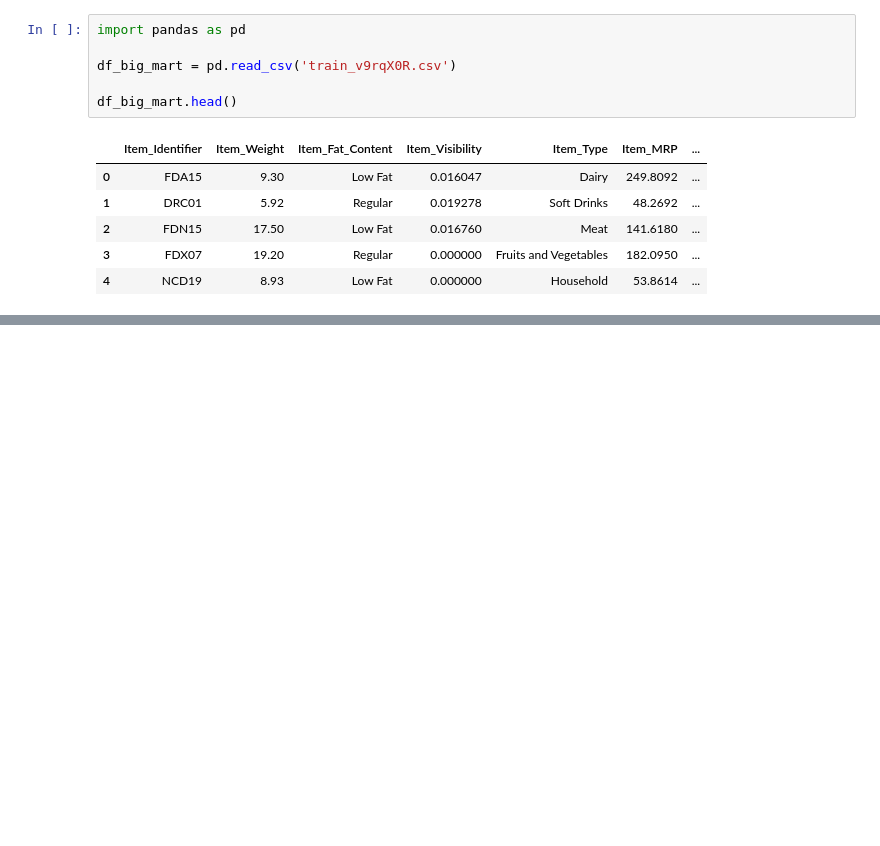
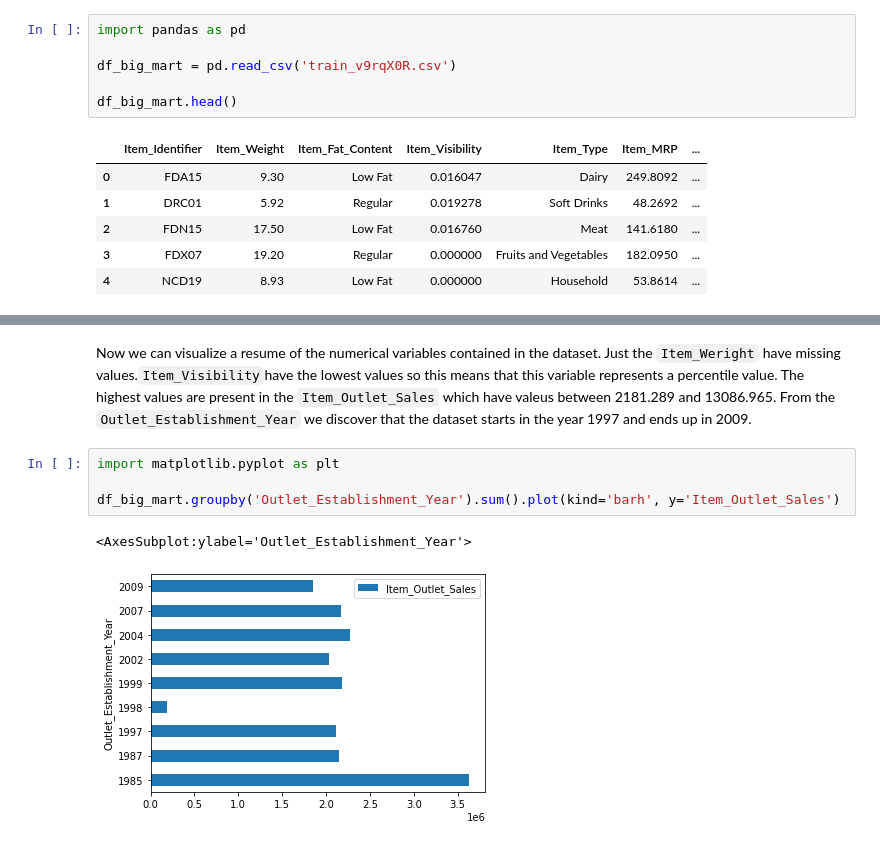
Before and after one commit to duartejr/analytics_vidhya, a Jupyter notebook: data_science_path_2022/mar/EDA_big_mart_sales.ipynb, the cells around one changed output, grey strips where cells are left out. Drawn from its saved outputs; the diff is of its cells as text; blank space fills up the shorter version.

Commit message:
update big mart eda added charts

```diff
--- a/data_science_path_2022/mar/EDA_big_mart_sales.ipynb
+++ b/data_science_path_2022/mar/EDA_big_mart_sales.ipynb
@@ -48,0 +85,9 @@ df_big_mart.head()
+# %% [markdown]
+Now we can visualize a resume of the numerical variables contained in the dataset. Just the `Item_Weright` have missing values.`Item_Visibility`have the lowest values so this means that this variable represents a percentile value. The highest values are present in the `Item_Outlet_Sales` which have valeus between 2181.289 and 13086.965. From the `Outlet_Establishment_Year` we discover that the dataset starts in the year 1997 and ends up in 2009.
+# %%
+import matplotlib.pyplot as plt
+
+df_big_mart.groupby('Outlet_Establishment_Year').sum().plot(kind='barh', y='Item_Outlet_Sales')
+# %% [output]
+<AxesSubplot:ylabel='Outlet_Establishment_Year'>
+[figure, added]
```
Also changed, not shown: parts of 11 cells of this notebook.
